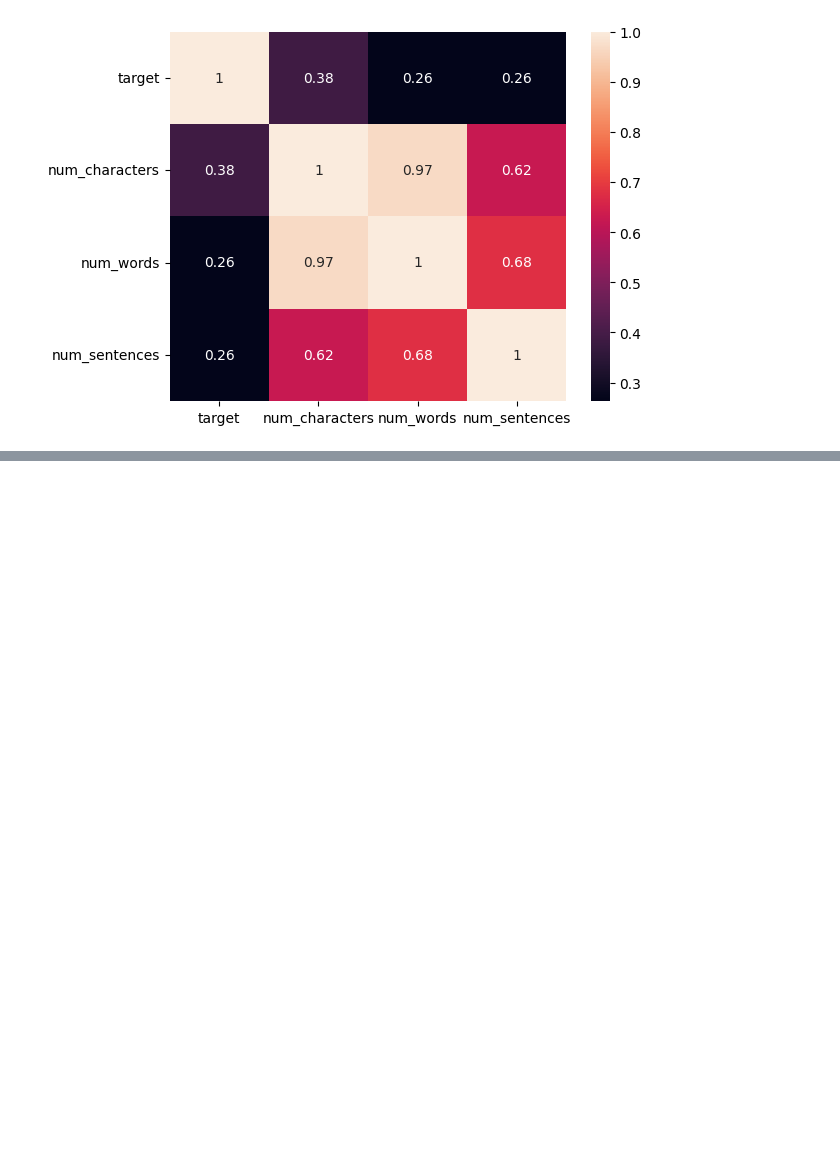
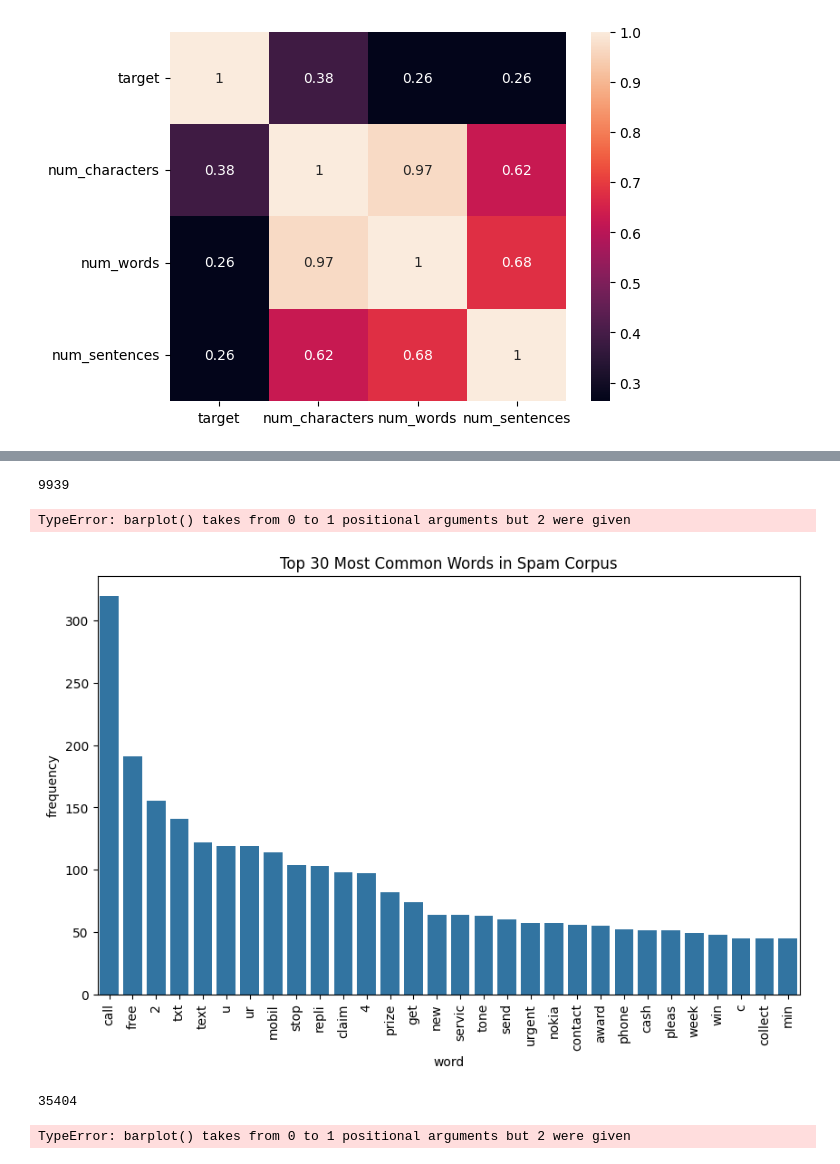
Before and after one commit to afadnan/ds_ml_dl, a Jupyter notebook: projects/sms_spam_detection/smsspam.ipynb, the cells around one changed output, grey strips where cells are left out. Drawn from its saved outputs; the diff is of its cells as text; code cells hidden in the pictures; blank space fills up the shorter version.

```diff
--- a/projects/sms_spam_detection/smsspam.ipynb
+++ b/projects/sms_spam_detection/smsspam.ipynb
@@ -316,0 +420,32 @@ plt.show()
+# %%
+spam_corpus = []
+for msg in df[df['target'] == 1]['transformed_text'].tolist():
+    for word in msg.split():
+        spam_corpus.append(word)
+# %%
+len(spam_corpus)
+# %% [output]
+9939
+# %%
+from collections import Counter
+sns.barplot(pd.DataFrame(Counter(spam_corpus).most_common(30))[0],pd.DataFrame(Counter(spam_corpus).most_common(30))[1])
+plt.xticks(rotation='vertical')
+plt.show()
+# %% [output]
+TypeError: barplot() takes from 0 to 1 positional arguments but 2 were given
+# %%
+from collections import Counter
+import pandas as pd
+import seaborn as sns
+import matplotlib.pyplot as plt
+
+# Assuming spam_corpus is a list of words
+word_freq = pd.DataFrame(Counter(spam_corpus).most_common(30), columns=['word', 'frequency'])
+
+plt.figure(figsize=(10,6))
+sns.barplot(x='word', y='frequency', data=word_freq)
+plt.xticks(rotation='vertical')
+plt.title("Top 30 Most Common Words in Spam Corpus")
+plt.show()
+# %% [output]
+[figure, added]
@@ -316,0 +457,11 @@ plt.show()
+# %%
+len(ham_corpus)
+# %% [output]
+35404
+# %%
+from collections import Counter
+sns.barplot(pd.DataFrame(Counter(ham_corpus).most_common(30))[0],pd.DataFrame(Counter(ham_corpus).most_common(30))[1])
+plt.xticks(rotation='vertical')
+plt.show()
+# %% [output]
+TypeError: barplot() takes from 0 to 1 positional arguments but 2 were given
```
Also changed, not shown: parts of 24 cells of this notebook, 2 other files.
